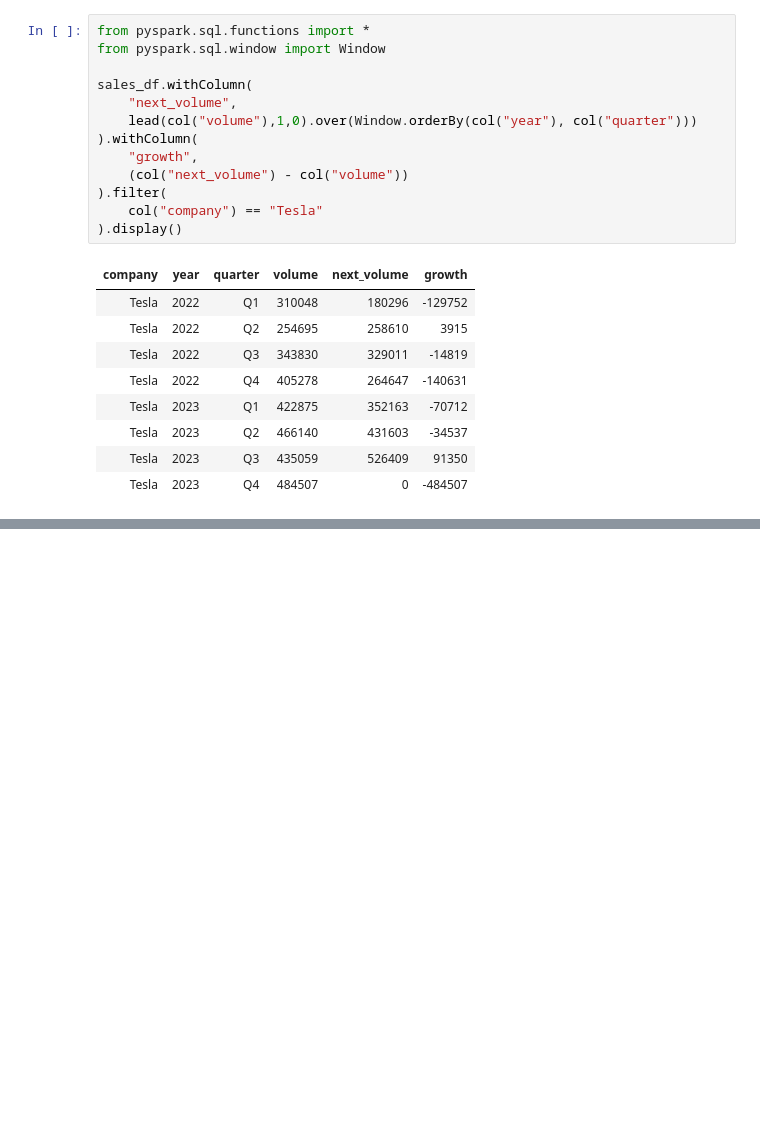
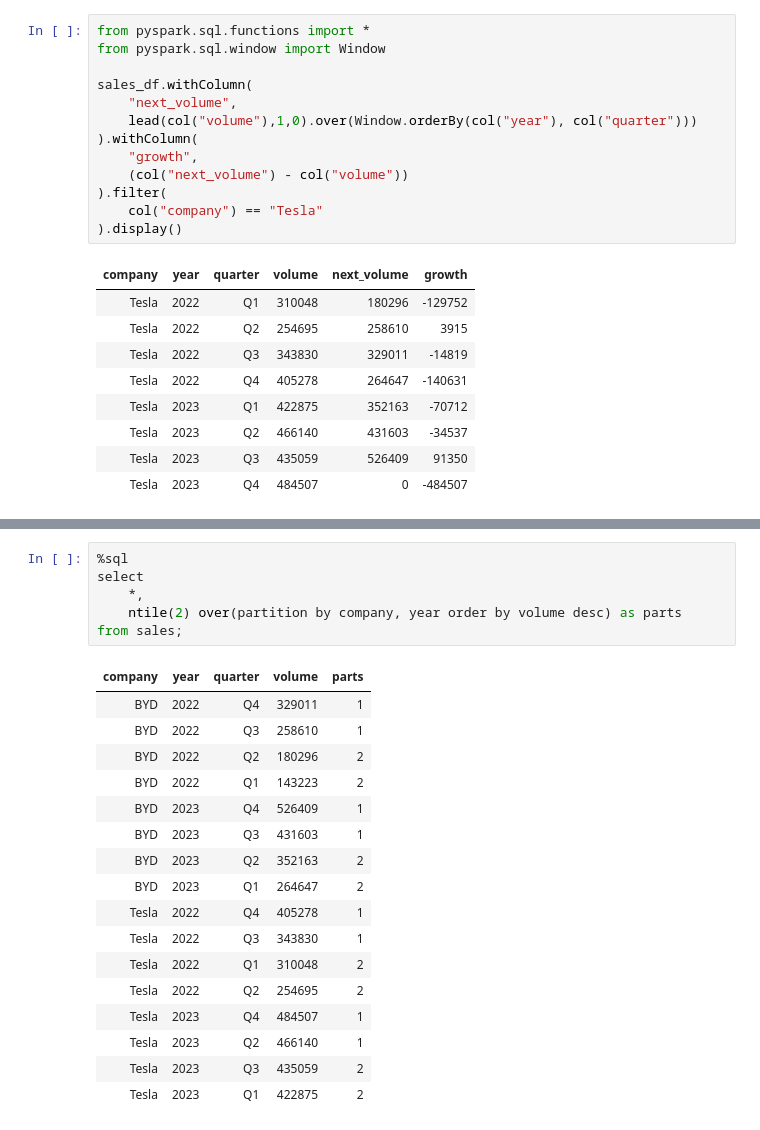
Before and after one commit to Rupam-1/SQL-Pyspark_Study, a Jupyter notebook: 08. Windows Function.ipynb, the cells around one changed output, grey strips where cells are left out. Drawn from its saved outputs; the diff is of its cells as text; blank space fills up the shorter version.

```diff
--- a/08. Windows Function.ipynb
+++ b/08. Windows Function.ipynb
@@ -291,0 +349,24 @@ sales_df.withColumn(
+# %%
+%sql
+select
+    *,
+    ntile(2) over(partition by company, year order by volume desc) as parts
+from sales;
+# %% [output]
+| company | year | quarter | volume | parts |
+| BYD | 2022 | Q4 | 329011 | 1 |
+| BYD | 2022 | Q3 | 258610 | 1 |
+| BYD | 2022 | Q2 | 180296 | 2 |
+| BYD | 2022 | Q1 | 143223 | 2 |
+| BYD | 2023 | Q4 | 526409 | 1 |
+| BYD | 2023 | Q3 | 431603 | 1 |
+| BYD | 2023 | Q2 | 352163 | 2 |
+| BYD | 2023 | Q1 | 264647 | 2 |
+| Tesla | 2022 | Q4 | 405278 | 1 |
+| Tesla | 2022 | Q3 | 343830 | 1 |
+| Tesla | 2022 | Q1 | 310048 | 2 |
+| Tesla | 2022 | Q2 | 254695 | 2 |
+| Tesla | 2023 | Q4 | 484507 | 1 |
+| Tesla | 2023 | Q2 | 466140 | 1 |
+| Tesla | 2023 | Q3 | 435059 | 2 |
+| Tesla | 2023 | Q1 | 422875 | 2 |
```
Also changed, not shown: parts of 7 cells of this notebook, 5 other files.
